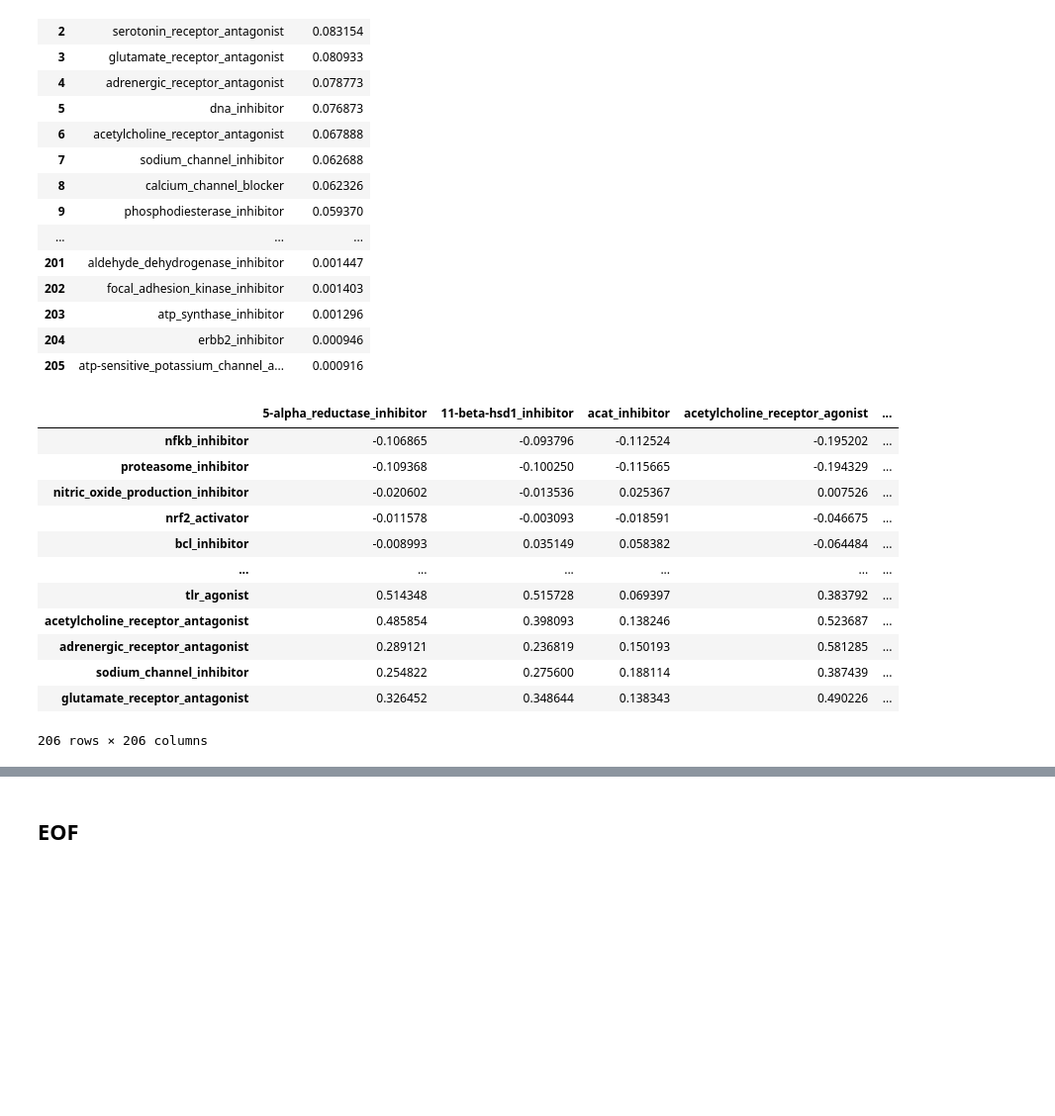
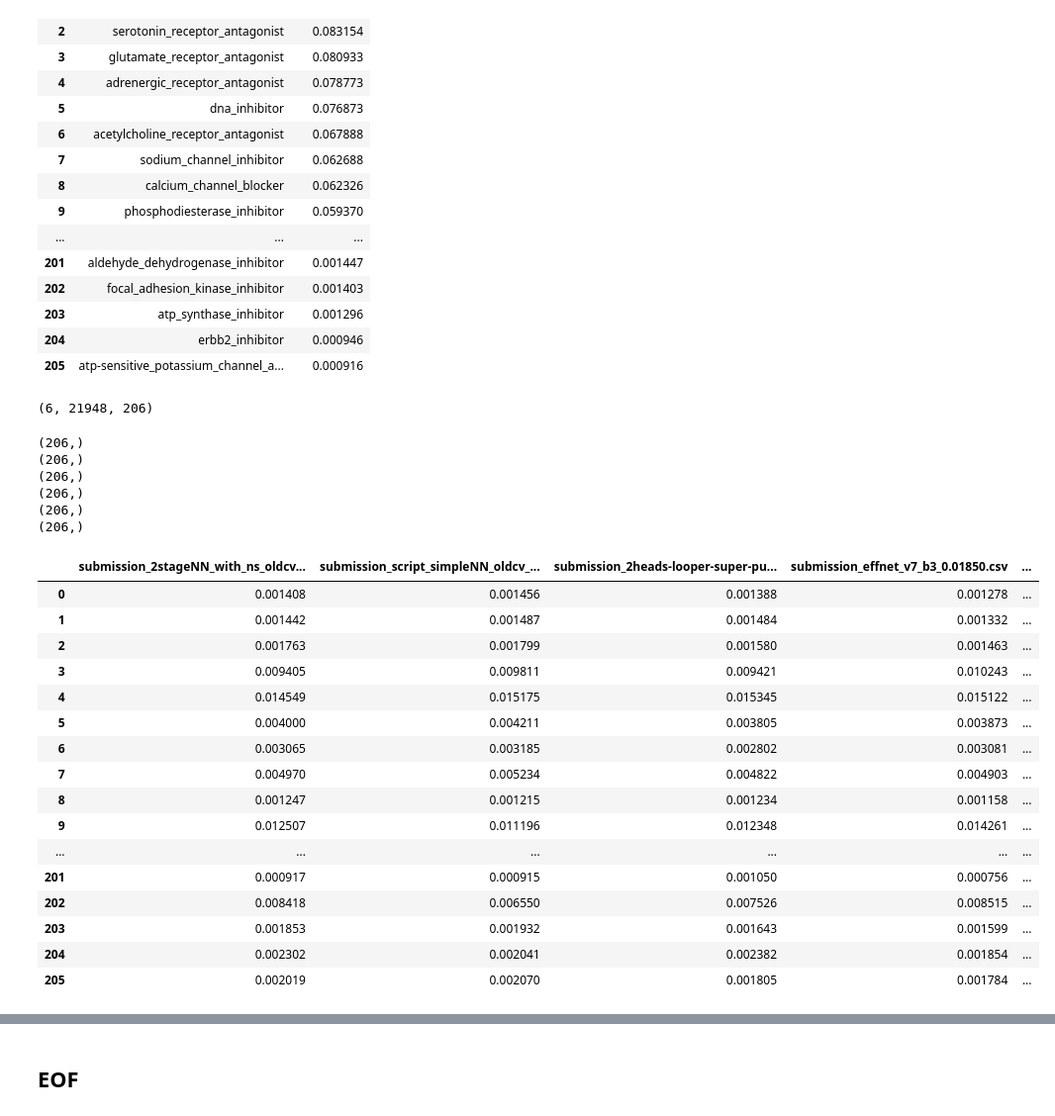
Before and after one commit to guitarmind/kaggle_moa_winner_hungry_for_gold, a Jupyter notebook: blends/blend_eda_v6.ipynb, the cells around one changed output, grey strips where cells are left out. Shown at 99% size. Cells and saved outputs as stored; diff of their text form; code cells hidden in the pictures; blank space fills up the shorter version.

```diff
--- a/blends/blend_eda_v6.ipynb
+++ b/blends/blend_eda_v6.ipynb
@@ -512,19 +510,38 @@ corr_df = pd.DataFrame(data=blend_oof, columns=train_classes)
-# %%
-oof_preds_correlation = corr_df.corr()
-oof_preds_correlation = oof_preds_correlation.sort_values(by="nfkb_inhibitor",
-                                                          ascending=False)
-oof_preds_correlation
-# %% [output]
-|  | 5-alpha_reductase_inhibitor | 11-beta-hsd1_inhibitor | acat_inhibitor | acetylcholine_receptor_agonist | ... |
-| nfkb_inhibitor | -0.106865 | -0.093796 | -0.112524 | -0.195202 | ... |
-| proteasome_inhibitor | -0.109368 | -0.100250 | -0.115665 | -0.194329 | ... |
-| nitric_oxide_production_inhibitor | -0.020602 | -0.013536 | 0.025367 | 0.007526 | ... |
-| nrf2_activator | -0.011578 | -0.003093 | -0.018591 | -0.046675 | ... |
-| bcl_inhibitor | -0.008993 | 0.035149 | 0.058382 | -0.064484 | ... |
-| ... | ... | ... | ... | ... | ... |
-| tlr_agonist | 0.514348 | 0.515728 | 0.069397 | 0.383792 | ... |
-| acetylcholine_receptor_antagonist | 0.485854 | 0.398093 | 0.138246 | 0.523687 | ... |
-| adrenergic_receptor_antagonist | 0.289121 | 0.236819 | 0.150193 | 0.581285 | ... |
-| sodium_channel_inhibitor | 0.254822 | 0.275600 | 0.188114 | 0.387439 | ... |
-| glutamate_receptor_antagonist | 0.326452 | 0.348644 | 0.138343 | 0.490226 | ... |
-206 rows × 206 columns
+# %%
+all_oof.shape
+# %% [output]
+(6, 21948, 206)
+# %%
+all_mean_oof = np.zeros((all_oof.shape[0], all_oof.shape[2]))
+for i in range(len(model_list)):
+    model_oof = all_oof[i, :, :]
+    all_mean_oof[i, :] = np.mean(model_oof, axis=0)
+# %% [output]
+(206,)
+(206,)
+(206,)
+(206,)
+(206,)
+(206,)
+# %%
+model_names = [m[2] for m in model_list]
+corr_df = pd.DataFrame(data=all_mean_oof.T, columns=model_names)
+corr_df
+# %% [output]
+|  | submission_2stageNN_with_ns_oldcv... | submission_script_simpleNN_oldcv_... | submission_2heads-looper-super-pu... | submission_effnet_v7_b3_0.01850.csv | ... |
+| 0 | 0.001408 | 0.001456 | 0.001388 | 0.001278 | ... |
+| 1 | 0.001442 | 0.001487 | 0.001484 | 0.001332 | ... |
+| 2 | 0.001763 | 0.001799 | 0.001580 | 0.001463 | ... |
+| 3 | 0.009405 | 0.009811 | 0.009421 | 0.010243 | ... |
+| 4 | 0.014549 | 0.015175 | 0.015345 | 0.015122 | ... |
+| 5 | 0.004000 | 0.004211 | 0.003805 | 0.003873 | ... |
+| 6 | 0.003065 | 0.003185 | 0.002802 | 0.003081 | ... |
+| 7 | 0.004970 | 0.005234 | 0.004822 | 0.004903 | ... |
+| 8 | 0.001247 | 0.001215 | 0.001234 | 0.001158 | ... |
+| 9 | 0.012507 | 0.011196 | 0.012348 | 0.014261 | ... |
+| ... | ... | ... | ... | ... | ... |
+| 201 | 0.000917 | 0.000915 | 0.001050 | 0.000756 | ... |
+| 202 | 0.008418 | 0.006550 | 0.007526 | 0.008515 | ... |
+| 203 | 0.001853 | 0.001932 | 0.001643 | 0.001599 | ... |
+| 204 | 0.002302 | 0.002041 | 0.002382 | 0.001854 | ... |
+| 205 | 0.002019 | 0.002070 | 0.001805 | 0.001784 | ... |
```
Also changed, not shown: parts of 7 cells of this notebook.
